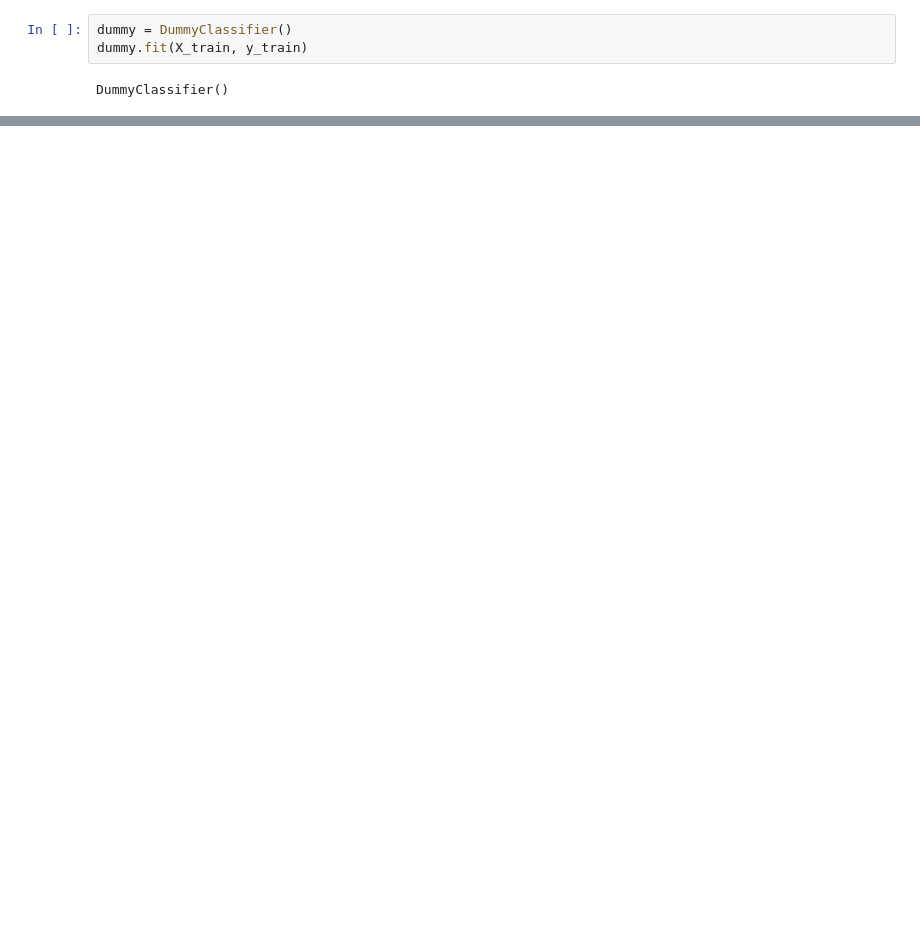
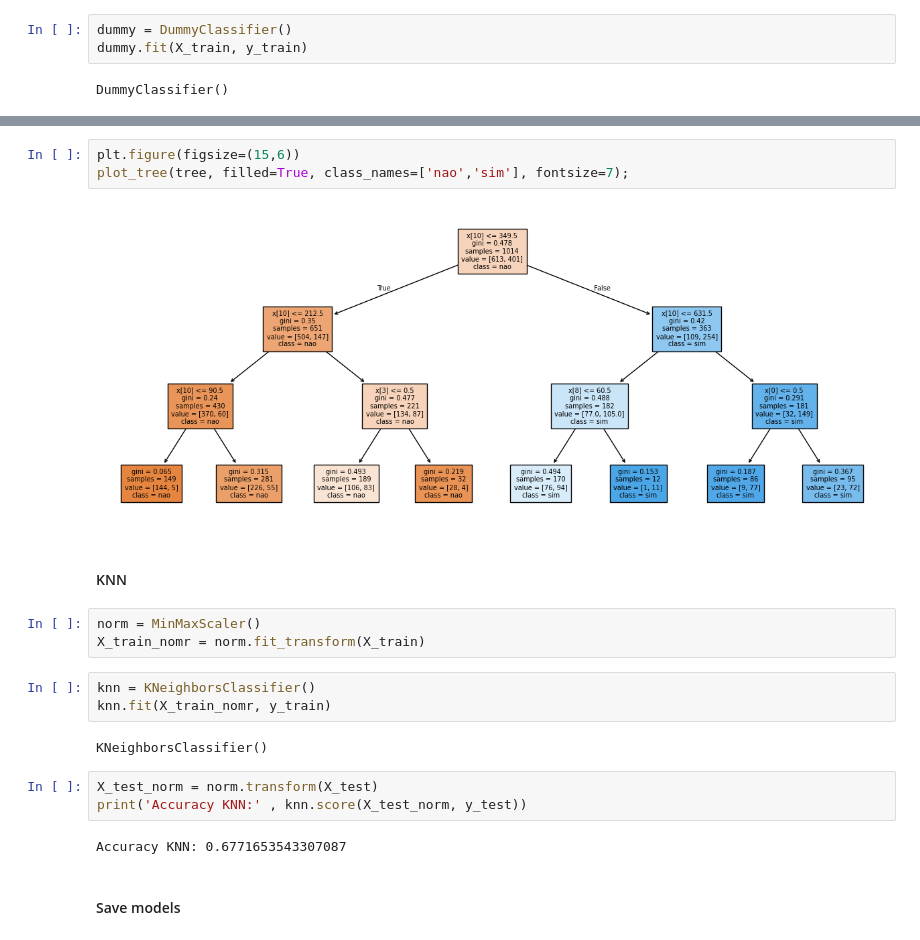
Before and after one commit to Andersonn-2000/investiment-marketing, a Jupyter notebook: src/model.ipynb, the cells around one changed output, grey strips where cells are left out. Cells and saved outputs as stored; diff of their text form; blank space fills up the shorter version.

Commit message:
update model

```diff
--- a/src/model.ipynb
+++ b/src/model.ipynb
@@ -124,0 +156,22 @@ dummy.score(X_test, y_test)
+# %%
+plt.figure(figsize=(15,6))
+plot_tree(tree, filled=True, class_names=['nao','sim'], fontsize=7);
+# %% [output]
+[figure, added]
+# %% [markdown]
+#### KNN
+# %%
+norm = MinMaxScaler()
+X_train_nomr = norm.fit_transform(X_train)
+# %%
+knn = KNeighborsClassifier()
+knn.fit(X_train_nomr, y_train)
+# %% [output]
+KNeighborsClassifier()
+# %%
+X_test_norm = norm.transform(X_test)
+print('Accuracy KNN:' , knn.score(X_test_norm, y_test))
+# %% [output]
+Accuracy KNN: 0.6771653543307087
+# %% [markdown]
+#### Save models
```
Also changed, not shown: parts of 10 cells of this notebook.
